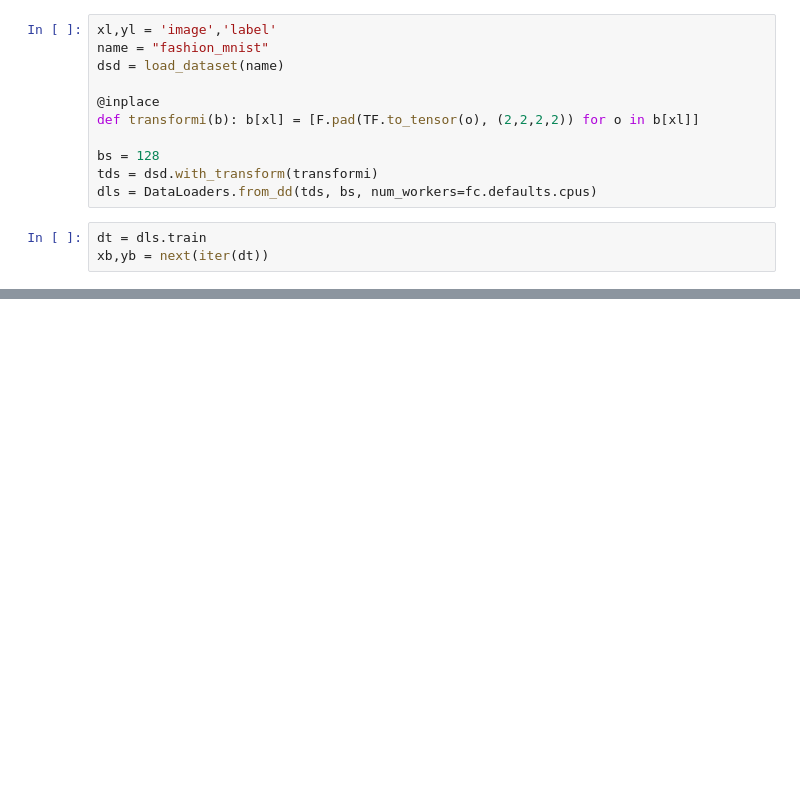
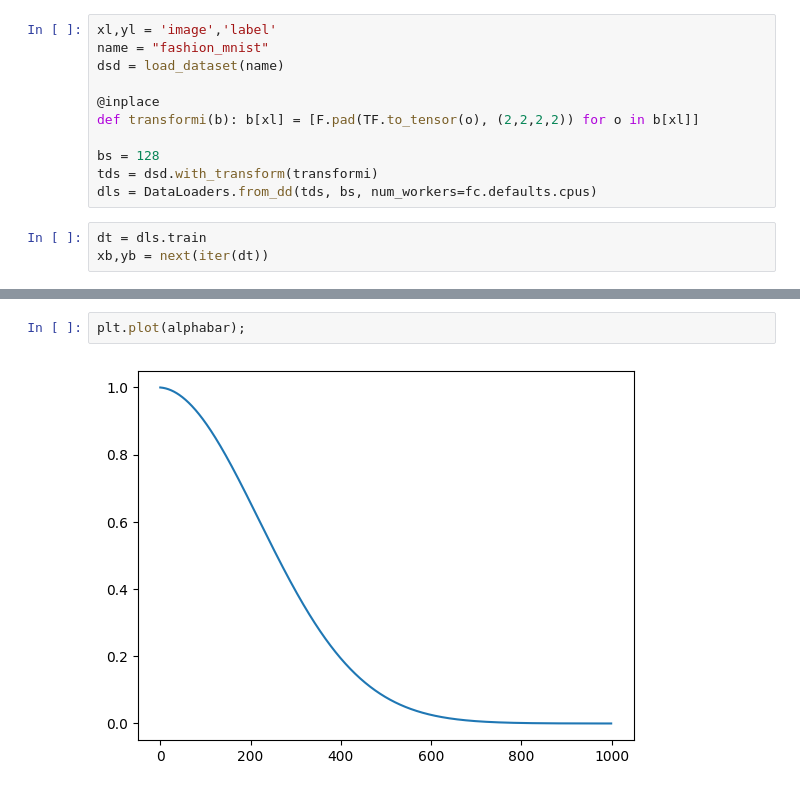
Before and after one commit to teome/diffusion-play, a Jupyter notebook: nbs/17_DDPM_v2.ipynb, the cells around one changed output, grey strips where cells are left out. Cells and saved outputs as stored; diff of their text form; blank space fills up the shorter version.

```diff
--- a/nbs/17_DDPM_v2.ipynb
+++ b/nbs/17_DDPM_v2.ipynb
@@ -51,0 +66,4 @@ show_images(xb[:16], imsize=1.5)
+# %%
+plt.plot(alphabar);
+# %% [output]
+[figure, added]
```
Also changed, not shown: parts of 22 cells of this notebook.
